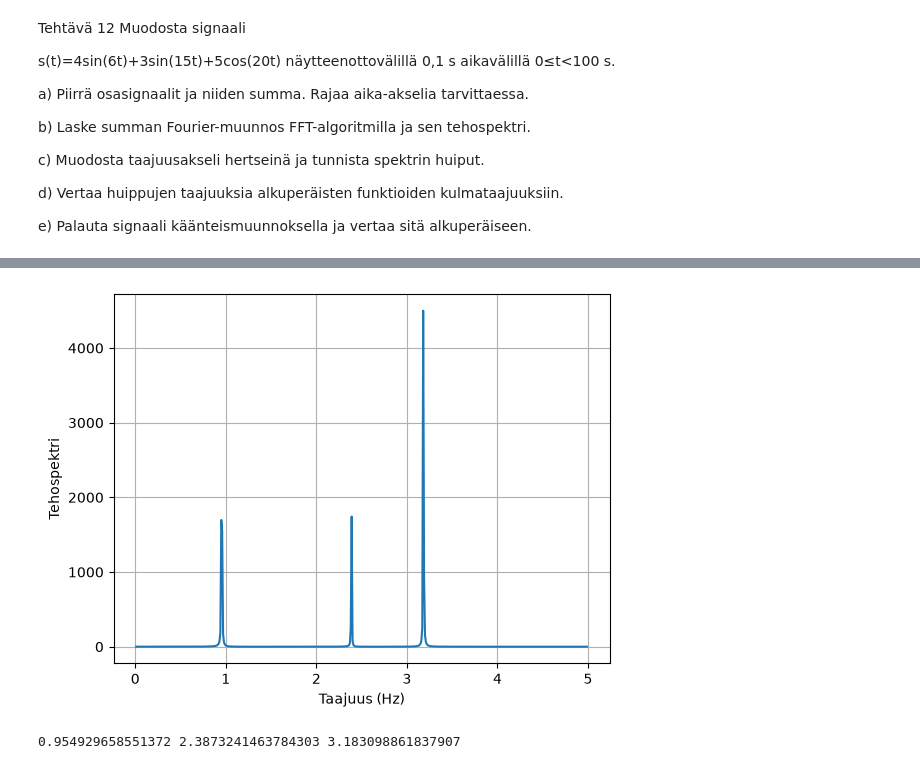
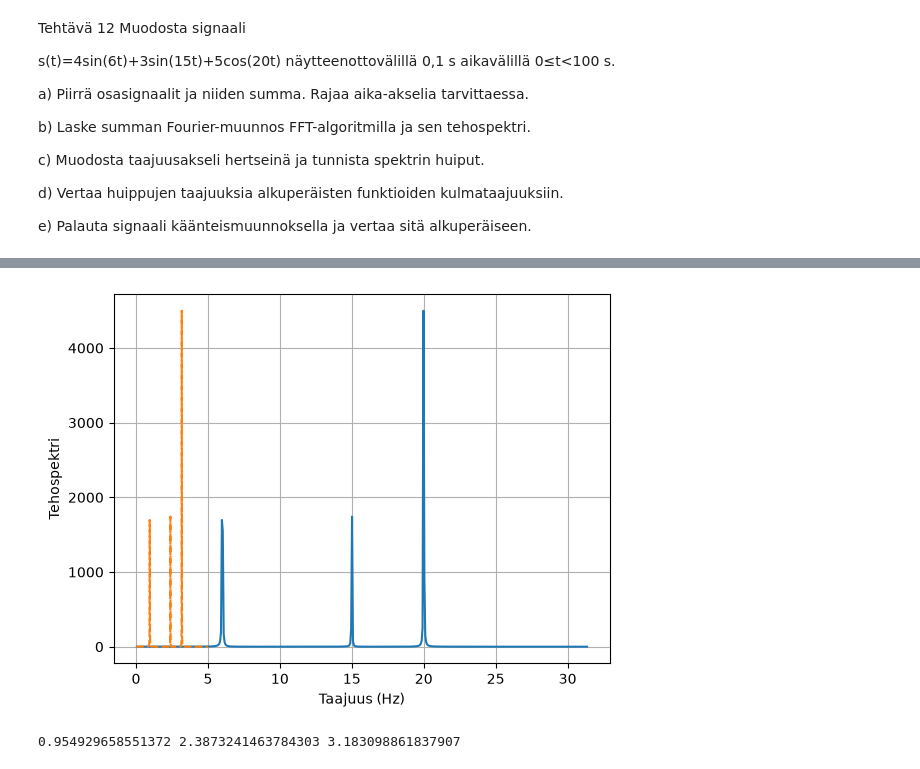
Before and after one commit to Tkarsikas/Soveltava_matematiikka_ja_fysiikka_ohjelmoinnissa_2026, a Jupyter notebook: week4/Harjoitus12.ipynb, the cells around one changed output, grey strips where cells are left out. Drawn from its saved outputs; the diff is of its cells as text; code cells hidden in the pictures.

```diff
--- a/week4/Harjoitus12.ipynb
+++ b/week4/Harjoitus12.ipynb
@@ -50,20 +54,21 @@ psd = fourier*np.conj(fourier)/N
 # %%
 #c) Muodosta taajuusakseli hertseinä ja tunnista spektrin huiput.
 
 #freq = 1/(dt*N)*np.arange(N) #Taajuudet
 freq = np.fft.fftfreq(N,dt)
 L = np.arange(1, np.floor(N/2), dtype='int') #Määritellään ne tehospektrin arvot, joita käytetään
 PSD = np.array([freq[L], psd[L].real]) #Taajuudet ja tehospektrin arvot
 
-plt.plot(PSD[0,:], PSD[1,:])
+plt.plot(2*np.pi*PSD[0,:], PSD[1,:])
+plt.plot(PSD[0,:], PSD[1,:], "--")
 plt.xlabel("Taajuus (Hz)")
 plt.ylabel("Tehospektri")
 plt.grid()
 plt.show()
 
-#spektrin huiput n. 0.9hz, 2.4hz ja 3.2hz
+#spektrin huiput n. 0.9hz, 2.4hz ja 3.2hz  Kulmataajuudet havaitaan selvästi piikkeinä
 # %% [output]
-[figure, old version]
+[figure, new version]
 # %%
 #d) Vertaa huippujen taajuuksia alkuperäisten funktioiden kulmataajuuksiin.
 # f1 = 4*np.sin(6*t)
```
Also changed, not shown: parts of 2 cells of this notebook, 5 other files.
